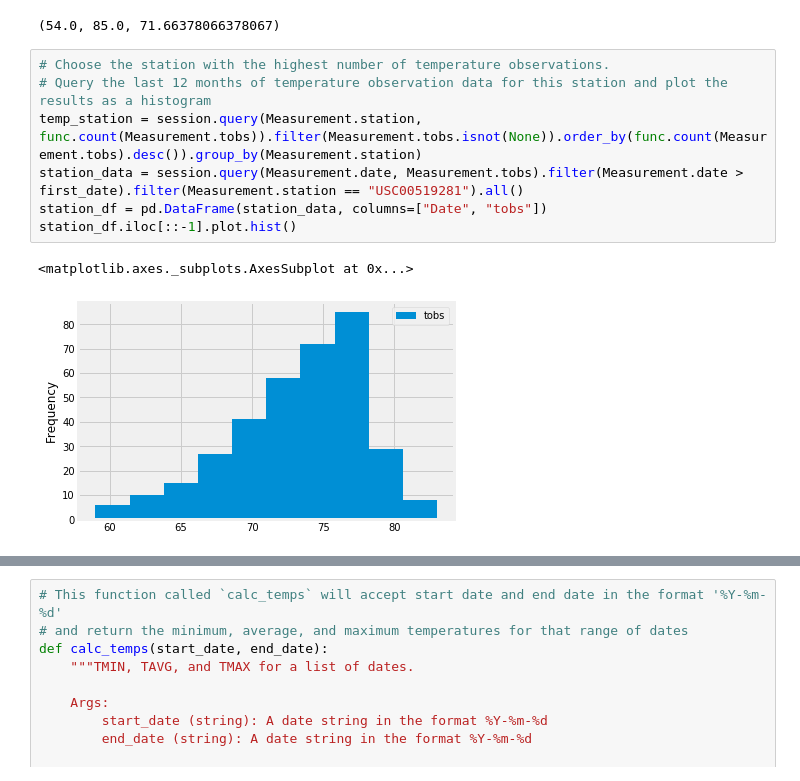
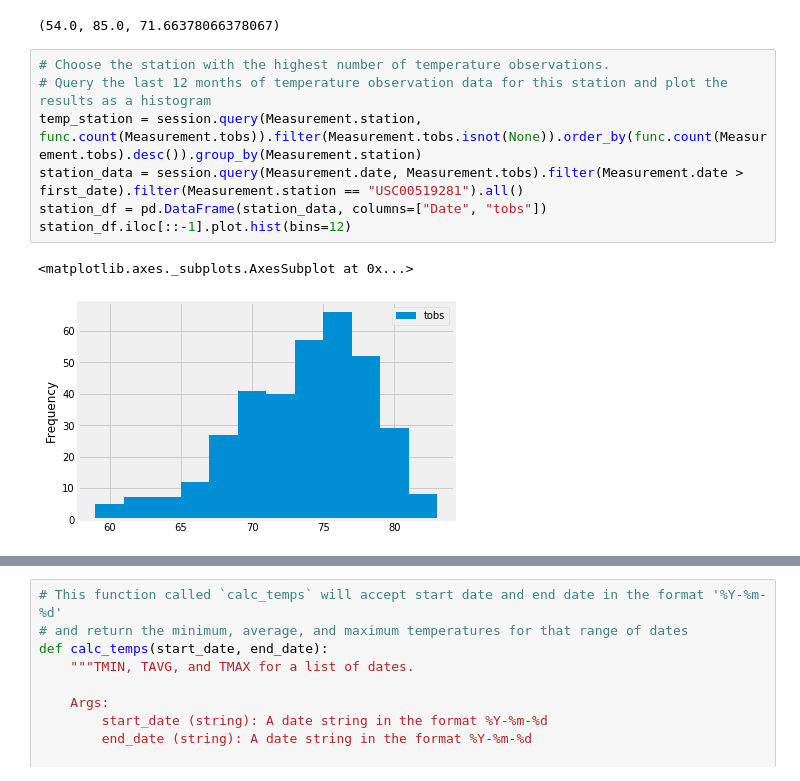
Before and after one commit to Ryanj535/surfanalysis, a Jupyter notebook: climate_analysis.ipynb, the cells around one changed output, grey strips where cells are left out. Cells and saved outputs as stored; diff of their text form.

```diff
--- a/climate_analysis.ipynb
+++ b/climate_analysis.ipynb
@@ -129,13 +128,13 @@ for data in temp_data:
 # %%
 # Choose the station with the highest number of temperature observations.
 # Query the last 12 months of temperature observation data for this station and plot the results as a histogram
 temp_station = session.query(Measurement.station, func.count(Measurement.tobs)).filter(Measurement.tobs.isnot(None)).order_by(func.count(Measurement.tobs).desc()).group_by(Measurement.station)
 station_data = session.query(Measurement.date, Measurement.tobs).filter(Measurement.date > first_date).filter(Measurement.station == "USC00519281").all()
 station_df = pd.DataFrame(station_data, columns=["Date", "tobs"])
-station_df.iloc[::-1].plot.hist()
+station_df.iloc[::-1].plot.hist(bins=12)
 # %% [output]
 <matplotlib.axes._subplots.AxesSubplot at 0x...>
-[figure, old version]
+[figure, new version]
 # %% [markdown]
 ![precipitation](Images/station-histogram.png)
 # %%
```
Also changed, not shown: parts of 1 cell of this notebook.
